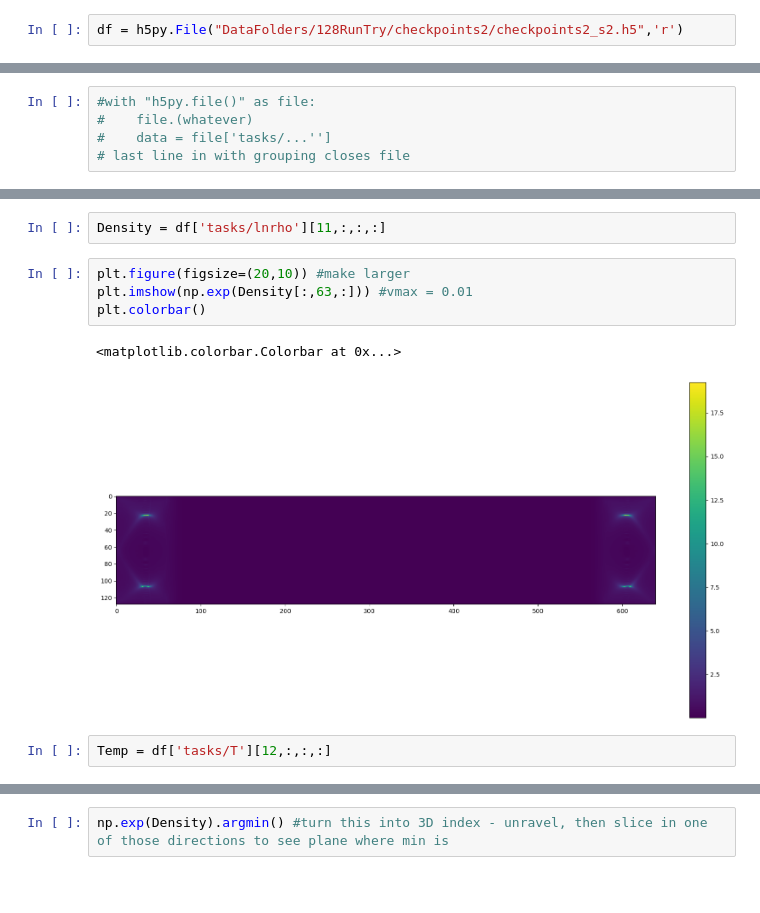
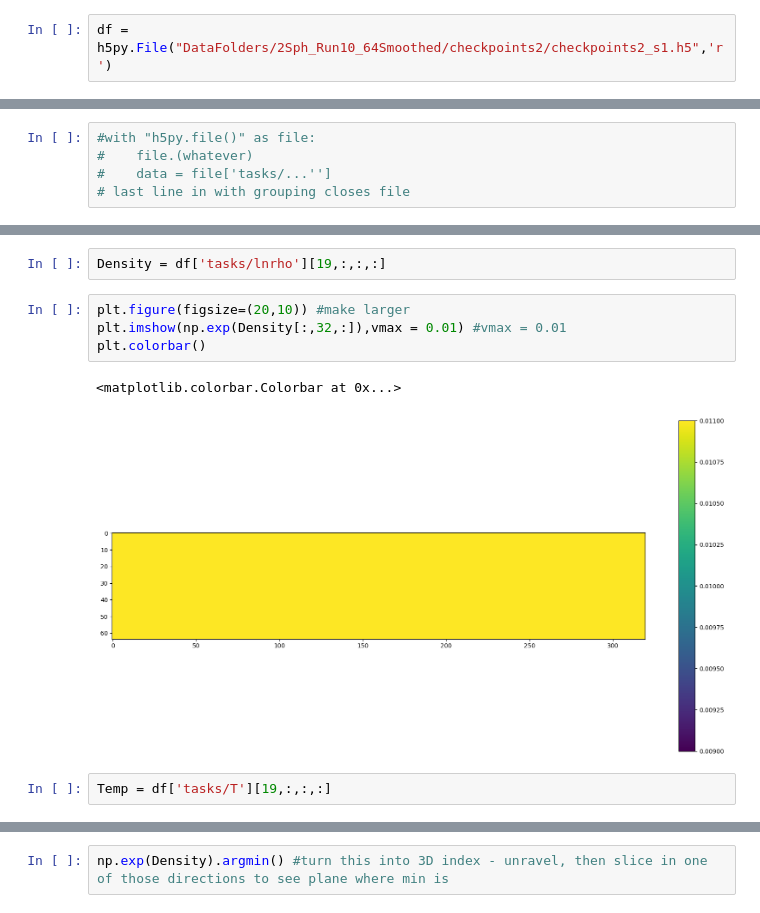
Before and after one commit to Giralaw/SSX-Simulations, a Jupyter notebook: SSX_Scenarios/SSX_plots_inics.ipynb, the cells around one changed output, grey strips where cells are left out. Saved outputs shown, nothing was run; the diff lists cells and outputs as text; blank space fills up the shorter version.

```diff
--- a/SSX_Scenarios/SSX_plots_inics.ipynb
+++ b/SSX_Scenarios/SSX_plots_inics.ipynb
@@ -7,5 +7,5 @@ import dedalus.public as d3 #wow, I just had to call it dedalus.public
 # since it always makes so many complaints
 # Well now I'm just going to ignore the remaining jupyter notebook weirdness
 # %%
-df = h5py.File("DataFolders/128RunTry/checkpoints2/checkpoints2_s2.h5",'r')
+df = h5py.File("DataFolders/2Sph_Run10_64Smoothed/checkpoints2/checkpoints2_s1.h5",'r')
 # %%
@@ -134,15 +140,15 @@ radmax is 1.4142135623730951
 radmax is 1.4142135623730951
 radmax is 1.4142135623730951
 # %%
-Density = df['tasks/lnrho'][11,:,:,:]
+Density = df['tasks/lnrho'][19,:,:,:]
 # %%
 plt.figure(figsize=(20,10)) #make larger
-plt.imshow(np.exp(Density[:,63,:])) #vmax = 0.01
+plt.imshow(np.exp(Density[:,32,:]),vmax = 0.01) #vmax = 0.01
 plt.colorbar()
 # %% [output]
 <matplotlib.colorbar.Colorbar at 0x...>
-[figure, old version]
+[figure, new version]
 # %%
-Temp = df['tasks/T'][12,:,:,:]
+Temp = df['tasks/T'][19,:,:,:]
 # %%
 plt.figure(figsize=(20,10)) #make larger
```
Also changed, not shown: parts of 13 cells of this notebook, 2 other files.
